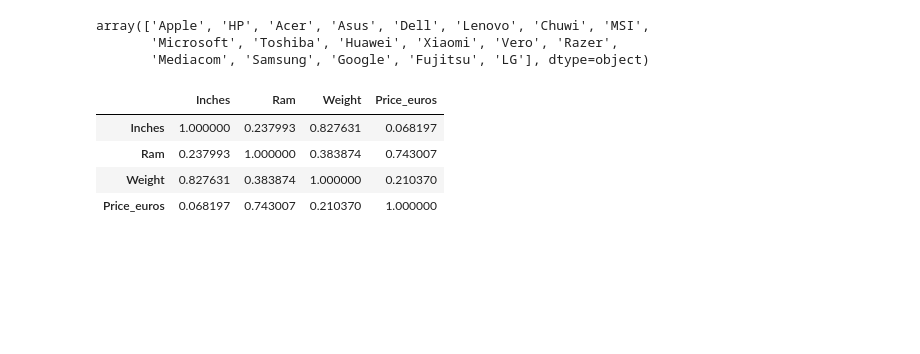
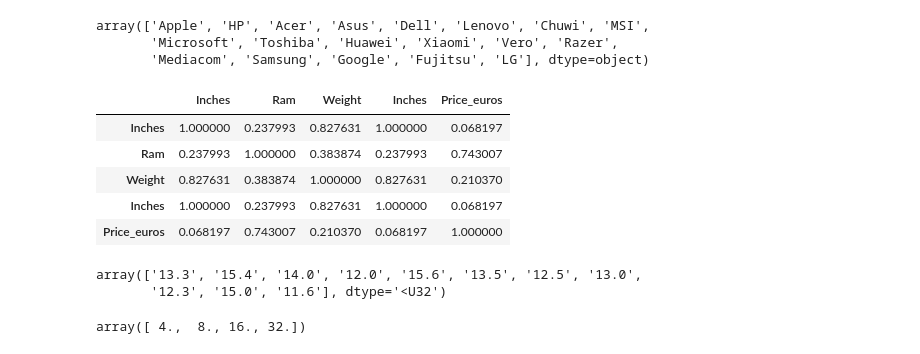
Before and after one commit to yugyeong1/streamlit_Laptop_Price, a Jupyter notebook: laptop_price.ipynb, the cells around one changed output. Saved outputs shown, nothing was run; the diff lists cells and outputs as text; code cells hidden in the pictures; blank space fills up the shorter version.

Commit message:
eda와 user_choice 부분

```diff
--- a/laptop_price.ipynb
+++ b/laptop_price.ipynb
@@ -25,6 +25,8 @@ dtype: int64
 laptop['Weight'] = laptop['Weight'].str.split('k').str[0].astype(float)
 # %%
 laptop['Ram'] = laptop['Ram'].str.split('G').str[0].astype(float)
+# %%
+laptop['Memory'] = laptop['Memory'].str.replace('T','024G').str.split('G').str[0].astype(float)
 # %%
 laptop['Company'].unique()
 # %% [output]
@@ -195,10 +197,11 @@ array(['Apple', 'HP', 'Acer', 'Asus', 'Dell', 'Lenovo', 'Chuwi', 'MSI',
        'Microsoft', 'Toshiba', 'Huawei', 'Xiaomi', 'Vero', 'Razer',
        'Mediacom', 'Samsung', 'Google', 'Fujitsu', 'LG'], dtype=object)
 # %%
-laptop[['Inches', 'Ram','Weight','Price_euros']].corr()
+laptop[['Inches', 'Ram','Weight','Inches','Price_euros']].corr()
 # %% [output]
-|  | Inches | Ram | Weight | Price_euros |
-| Inches | 1.000000 | 0.237993 | 0.827631 | 0.068197 |
-| Ram | 0.237993 | 1.000000 | 0.383874 | 0.743007 |
-| Weight | 0.827631 | 0.383874 | 1.000000 | 0.210370 |
-| Price_euros | 0.068197 | 0.743007 | 0.210370 | 1.000000 |
+|  | Inches | Ram | Weight | Inches | Price_euros |
+| Inches | 1.000000 | 0.237993 | 0.827631 | 1.000000 | 0.068197 |
+| Ram | 0.237993 | 1.000000 | 0.383874 | 0.237993 | 0.743007 |
+| Weight | 0.827631 | 0.383874 | 1.000000 | 0.827631 | 0.210370 |
+| Inches | 1.000000 | 0.237993 | 0.827631 | 1.000000 | 0.068197 |
+| Price_euros | 0.068197 | 0.743007 | 0.210370 | 0.068197 | 1.000000 |
@@ -204,0 +210,5 @@ laptop[['Inches', 'Ram','Weight','Price_euros']].corr()
+# %%
+type_choice['Inches'].unique().astype(str)
+# %% [output]
+array(['13.3', '15.4', '14.0', '12.0', '15.6', '13.5', '12.5', '13.0',
+       '12.3', '15.0', '11.6'], dtype='<U32')
@@ -204,0 +217,4 @@ laptop[['Inches', 'Ram','Weight','Price_euros']].corr()
+# %%
+inches_choice['Ram'].sort_values().unique()
+# %% [output]
+array([ 4.,  8., 16., 32.])
```
Also changed, not shown: parts of 19 cells of this notebook, 2 other files.
